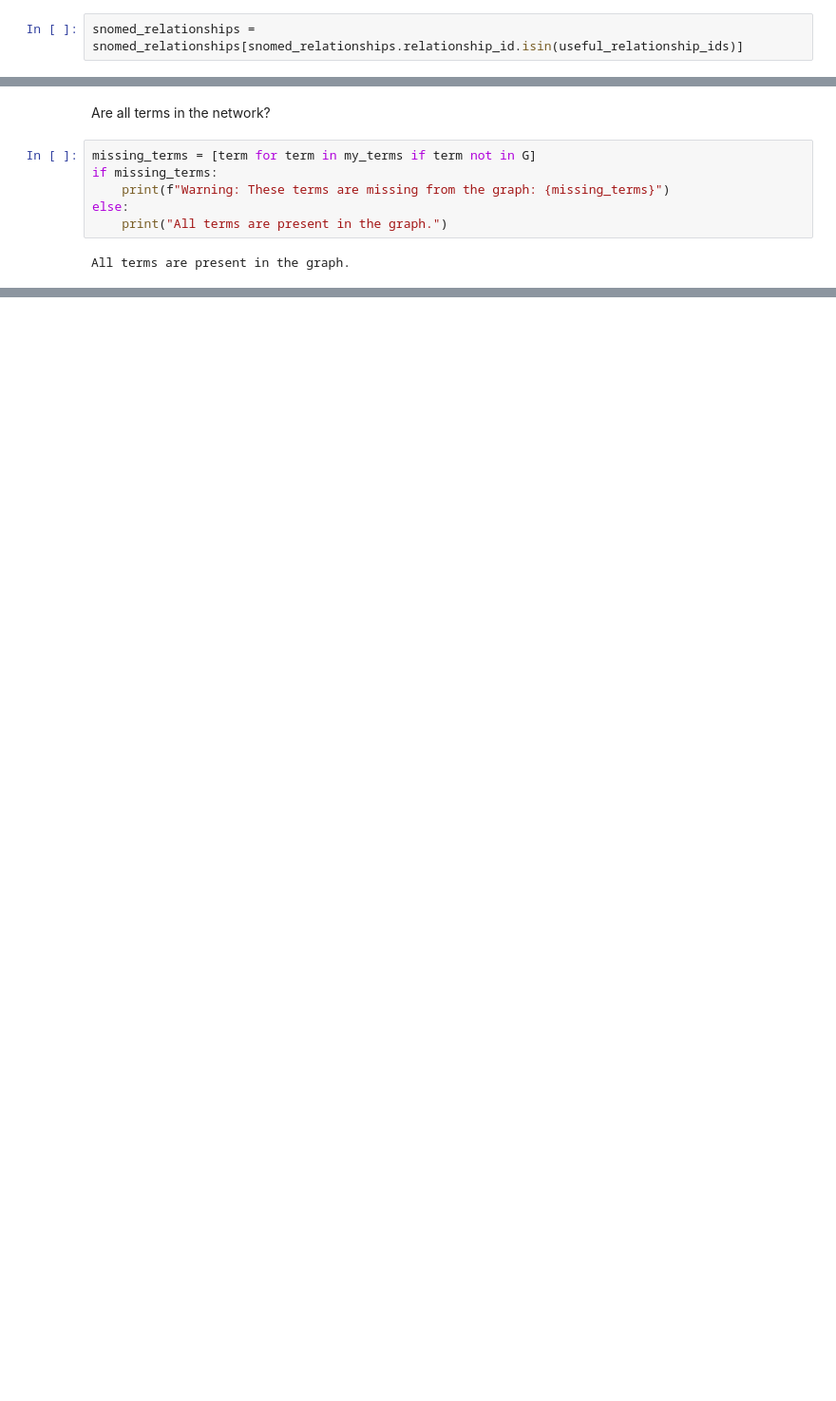
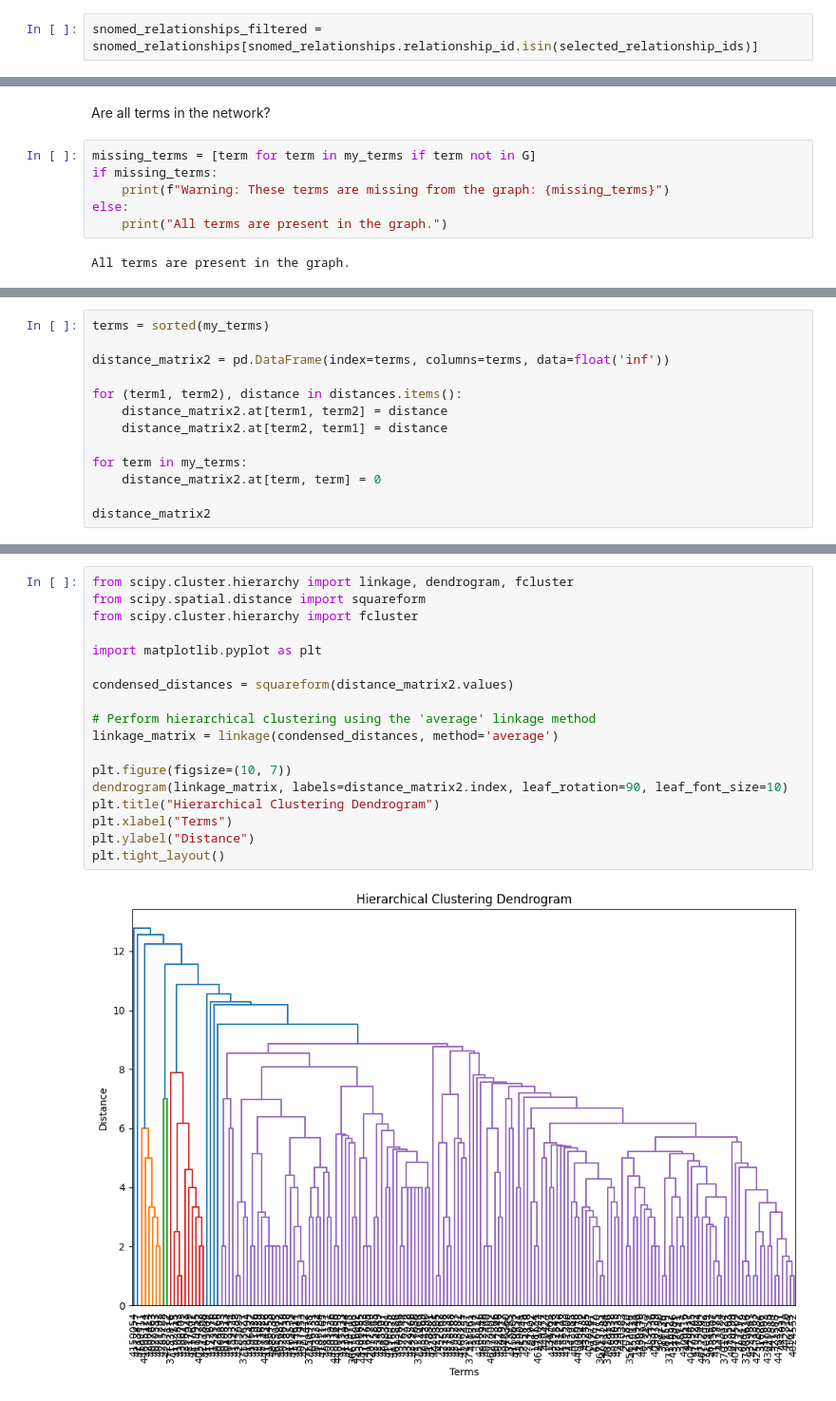
Before and after one commit to leof18/wise-dag, a Jupyter notebook: Combination of DAGs/building_hierarchy.ipynb, the cells around one changed output, grey strips where cells are left out. Shown at 95% size. Saved outputs shown, nothing was run; the diff lists cells and outputs as text; blank space fills up the shorter version.

```diff
--- a/Combination of DAGs/building_hierarchy.ipynb
+++ b/Combination of DAGs/building_hierarchy.ipynb
@@ -118,7 +123,7 @@ for rel in useful_relationship_ids:
 # %% [markdown]
 Filter relationships
 # %%
-snomed_relationships = snomed_relationships[snomed_relationships.relationship_id.isin(useful_relationship_ids)]
+snomed_relationships_filtered = snomed_relationships[snomed_relationships.relationship_id.isin(selected_relationship_ids)]
 # %% [markdown]
 Create network
 # %%
@@ -330,0 +251,13 @@ Sample nodes in G:
+# %%
+terms = sorted(my_terms)
+
+distance_matrix2 = pd.DataFrame(index=terms, columns=terms, data=float('inf'))
+
+for (term1, term2), distance in distances.items():
+    distance_matrix2.at[term1, term2] = distance
+    distance_matrix2.at[term2, term1] = distance
+
+for term in my_terms:
+    distance_matrix2.at[term, term] = 0
+
+distance_matrix2
@@ -330,0 +285,20 @@ Sample nodes in G:
+# %%
+from scipy.cluster.hierarchy import linkage, dendrogram, fcluster
+from scipy.spatial.distance import squareform
+from scipy.cluster.hierarchy import fcluster
+
+import matplotlib.pyplot as plt
+
+condensed_distances = squareform(distance_matrix2.values)
+
+# Perform hierarchical clustering using the 'average' linkage method
+linkage_matrix = linkage(condensed_distances, method='average')
+
+plt.figure(figsize=(10, 7))
+dendrogram(linkage_matrix, labels=distance_matrix2.index, leaf_rotation=90, leaf_font_size=10)
+plt.title("Hierarchical Clustering Dendrogram")
+plt.xlabel("Terms")
+plt.ylabel("Distance")
+plt.tight_layout()
+# %% [output]
+[figure, added]
```
Also changed, not shown: parts of 42 cells of this notebook.
